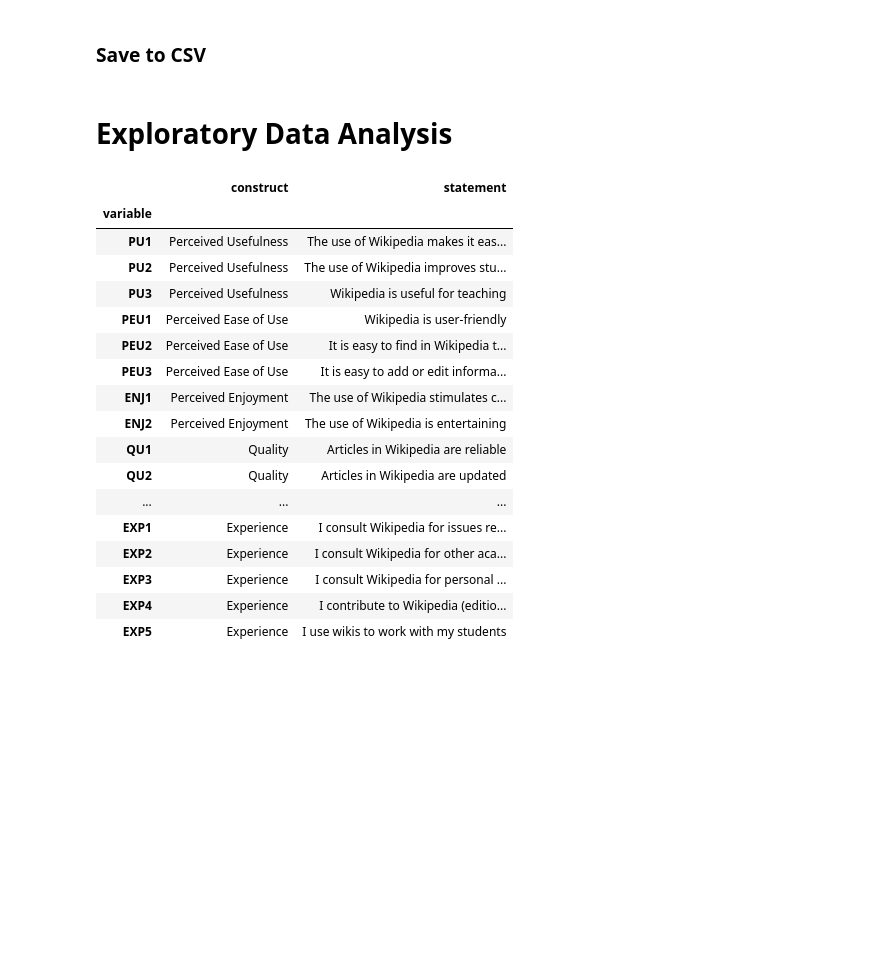
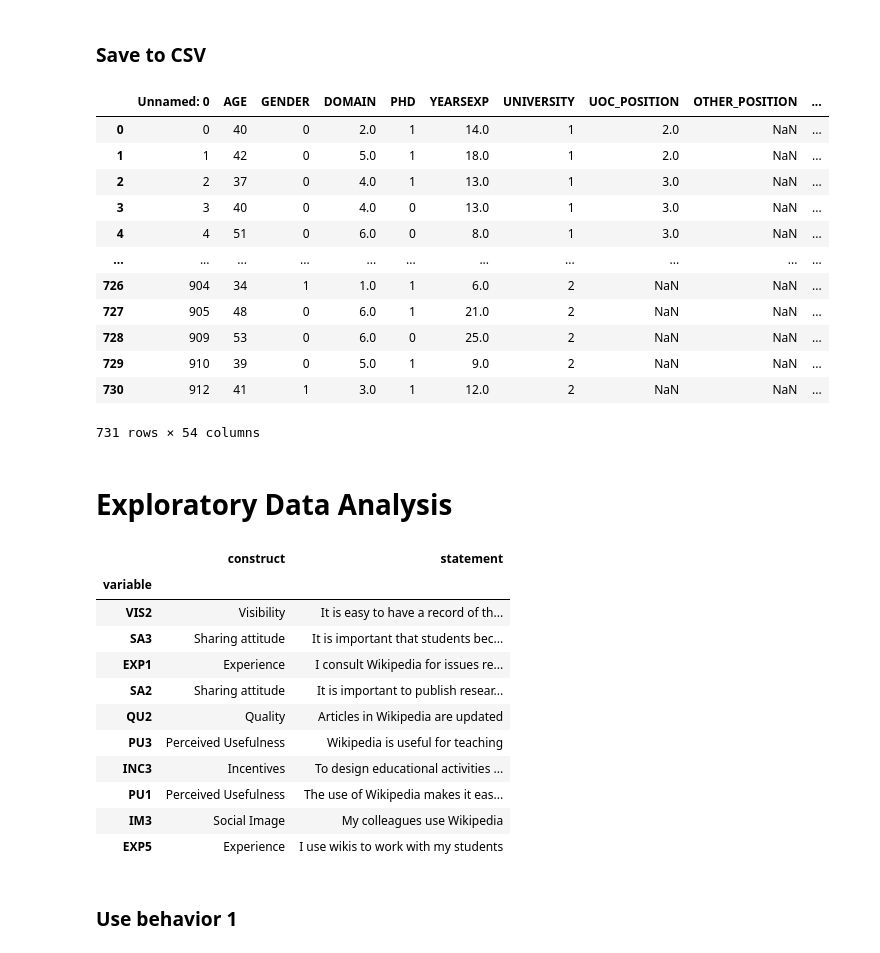
Before and after one commit to KWeatherwalks/EduWikiML, a Jupyter notebook: EDA.ipynb, the cells around one changed output. Saved outputs shown, nothing was run; the diff lists cells and outputs as text; code cells hidden in the pictures; blank space fills up the shorter version.

```diff
--- a/EDA.ipynb
+++ b/EDA.ipynb
@@ -44,27 +47,38 @@ df_test.shape
 # %%
 df_train.to_csv('data/wiki4HE_train.csv')
 df_test.to_csv('data/wiki4HE_test.csv')
+# %%
+pd.read_csv('data/wiki4HE_train.csv')
+# %% [output]
+|  | Unnamed: 0 | AGE | GENDER | DOMAIN | PHD | YEARSEXP | UNIVERSITY | UOC_POSITION | OTHER_POSITION | ... |
+| 0 | 0 | 40 | 0 | 2.0 | 1 | 14.0 | 1 | 2.0 | NaN | ... |
+| 1 | 1 | 42 | 0 | 5.0 | 1 | 18.0 | 1 | 2.0 | NaN | ... |
+| 2 | 2 | 37 | 0 | 4.0 | 1 | 13.0 | 1 | 3.0 | NaN | ... |
+| 3 | 3 | 40 | 0 | 4.0 | 0 | 13.0 | 1 | 3.0 | NaN | ... |
+| 4 | 4 | 51 | 0 | 6.0 | 0 | 8.0 | 1 | 3.0 | NaN | ... |
+| ... | ... | ... | ... | ... | ... | ... | ... | ... | ... | ... |
+| 726 | 904 | 34 | 1 | 1.0 | 1 | 6.0 | 2 | NaN | NaN | ... |
+| 727 | 905 | 48 | 0 | 6.0 | 1 | 21.0 | 2 | NaN | NaN | ... |
+| 728 | 909 | 53 | 0 | 6.0 | 0 | 25.0 | 2 | NaN | NaN | ... |
+| 729 | 910 | 39 | 0 | 5.0 | 1 | 9.0 | 2 | NaN | NaN | ... |
+| 730 | 912 | 41 | 1 | 3.0 | 1 | 12.0 | 2 | NaN | NaN | ... |
+731 rows × 54 columns
 # %% [markdown]
 # Exploratory Data Analysis
 # %%
+# Survey questions used
 df_constructs = pd.read_csv('data/construct_measures.csv', index_col='variable')
-df_constructs
+df_constructs.sample(10)
 # %% [output]
 |  | construct | statement |
 | variable |  |  |
+| VIS2 | Visibility | It is easy to have a record of th... |
+| SA3 | Sharing attitude | It is important that students bec... |
+| EXP1 | Experience | I consult Wikipedia for issues re... |
+| SA2 | Sharing attitude | It is important to publish resear... |
+| QU2 | Quality | Articles in Wikipedia are updated |
+| PU3 | Perceived Usefulness | Wikipedia is useful for teaching |
+| INC3 | Incentives | To design educational activities ... |
 | PU1 | Perceived Usefulness | The use of Wikipedia makes it eas... |
-| PU2 | Perceived Usefulness | The use of Wikipedia improves stu... |
-| PU3 | Perceived Usefulness | Wikipedia is useful for teaching |
-| PEU1 | Perceived Ease of Use | Wikipedia is user-friendly |
-| PEU2 | Perceived Ease of Use | It is easy to find in Wikipedia t... |
-| PEU3 | Perceived Ease of Use | It is easy to add or edit informa... |
-| ENJ1 | Perceived Enjoyment | The use of Wikipedia stimulates c... |
-| ENJ2 | Perceived Enjoyment | The use of Wikipedia is entertaining |
-| QU1 | Quality | Articles in Wikipedia are reliable |
-| QU2 | Quality | Articles in Wikipedia are updated |
-| ... | ... | ... |
-| EXP1 | Experience | I consult Wikipedia for issues re... |
-| EXP2 | Experience | I consult Wikipedia for other aca... |
-| EXP3 | Experience | I consult Wikipedia for personal ... |
-| EXP4 | Experience | I contribute to Wikipedia (editio... |
+| IM3 | Social Image | My colleagues use Wikipedia |
 | EXP5 | Experience | I use wikis to work with my students |
@@ -70,0 +98,2 @@ df_constructs
+# %% [markdown]
+### Use behavior 1
```
Also changed, not shown: parts of 19 cells of this notebook, 4 other files.
